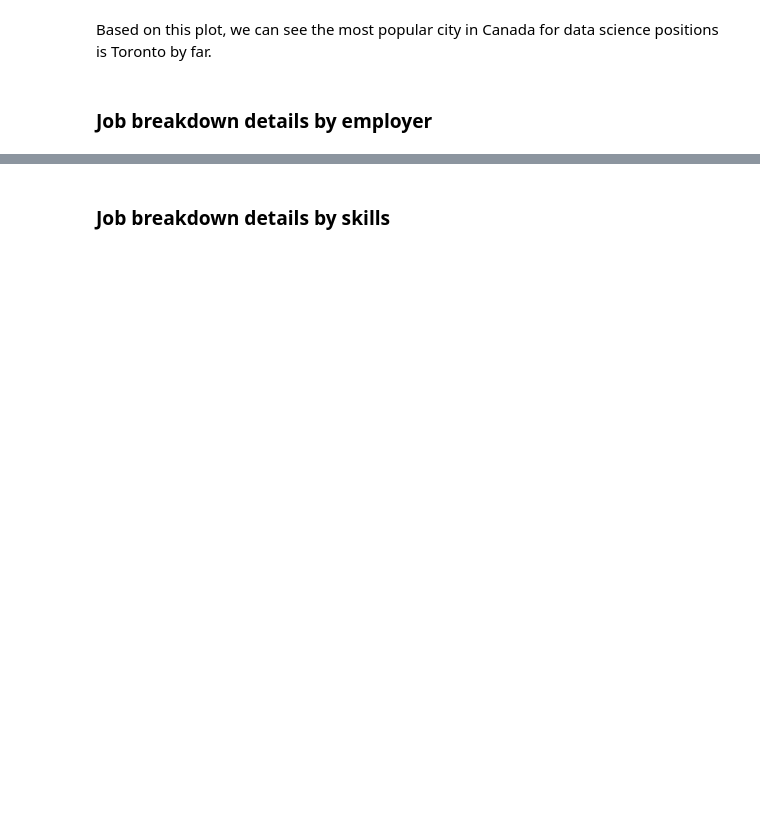
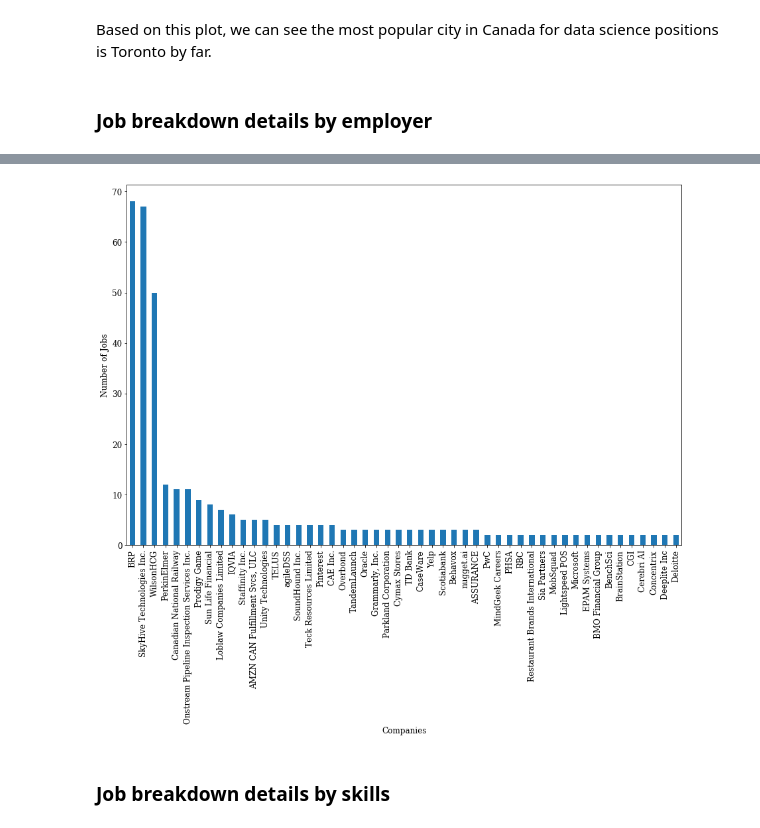
Before and after one commit to atkinssamuel/EdTech, a Jupyter notebook: 4-DS-EdTech/4-DS-EdTech.ipynb, the cells around one changed output, grey strips where cells are left out. Drawn from its saved outputs; the diff is of its cells as text; code cells hidden in the pictures; blank space fills up the shorter version.

```diff
--- a/4-DS-EdTech/4-DS-EdTech.ipynb
+++ b/4-DS-EdTech/4-DS-EdTech.ipynb
@@ -513,10 +544,18 @@ company.describe().head()
 # %%
 plt.figure(figsize=(15,10))
-company.size().sort_values(ascending=False).plot.bar()
+
+font = {'font.family' : 'serif',
+        'font.size'   : 12,
+        'font.weight' : 'normal'}
+plt.rcParams.update(font)
+
+company.size().sort_values(ascending=False)[:50].plot.bar()
 plt.xticks(rotation=90)
 plt.xlabel("Companies")
 plt.ylabel("Number of Jobs")
 plt.show()
+# %% [output]
+[figure, added]
 # %% [markdown]
 ### Job breakdown details by skills
 # %%
```
Also changed, not shown: parts of 35 cells of this notebook, 1 other file.
